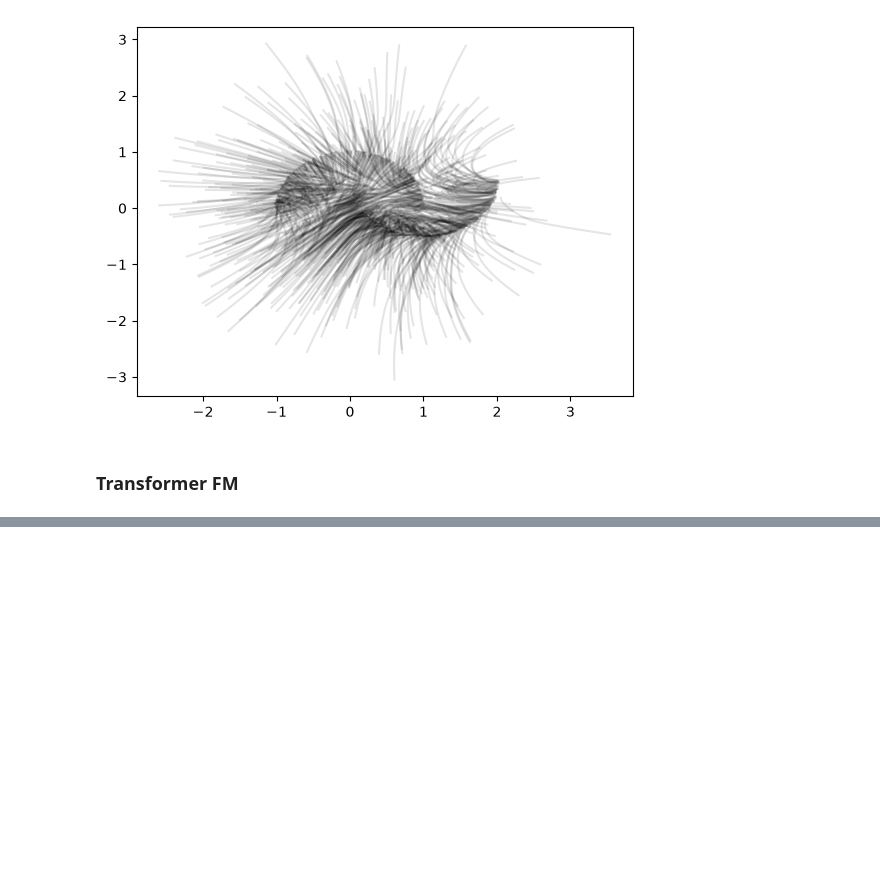
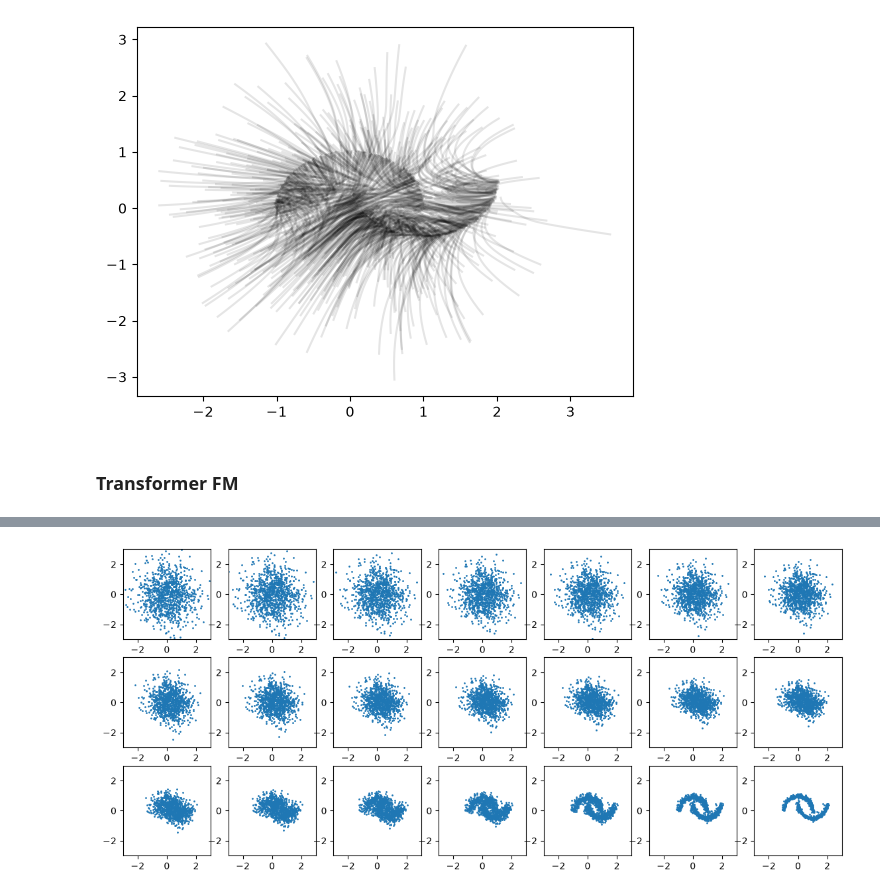
Before and after one commit to yingming-yang/Tests, a Jupyter notebook: FM_test.ipynb, the cells around one changed output, grey strips where cells are left out. Cells and saved outputs as stored; diff of their text form; code cells hidden in the pictures; blank space fills up the shorter version.

```diff
--- a/FM_test.ipynb
+++ b/FM_test.ipynb
@@ -527,12 +528,15 @@ plt.show()
 # %%
 model_transformer.eval()
 with torch.no_grad():
     tint = torch.linspace(0.0,1.0,21)
     xint = odeint(lambda t, x:model_transformer(torch.cat([x,torch.full((len(x), 1), t.item(), device=device)], dim=-1)),
                 torch.randn(1000,2, device=device), torch.tensor(tint, device=device))
     xint = xint.cpu().numpy()
 
-f, axarr = plt.subplots(21,1)
+f, axarr = plt.subplots(3, 7, figsize=(14, 6))
 for idx, ax in enumerate(axarr.ravel()):
     ax.scatter(xint[idx][:,0],xint[idx][:,1], s = 1)
-f.set_size_inches(2,23)
+    ax.set_xlim([-3,3])
+    ax.set_ylim([-3,3])
+# %% [output]
+[figure, added]
```
Also changed, not shown: parts of 9 cells of this notebook.
